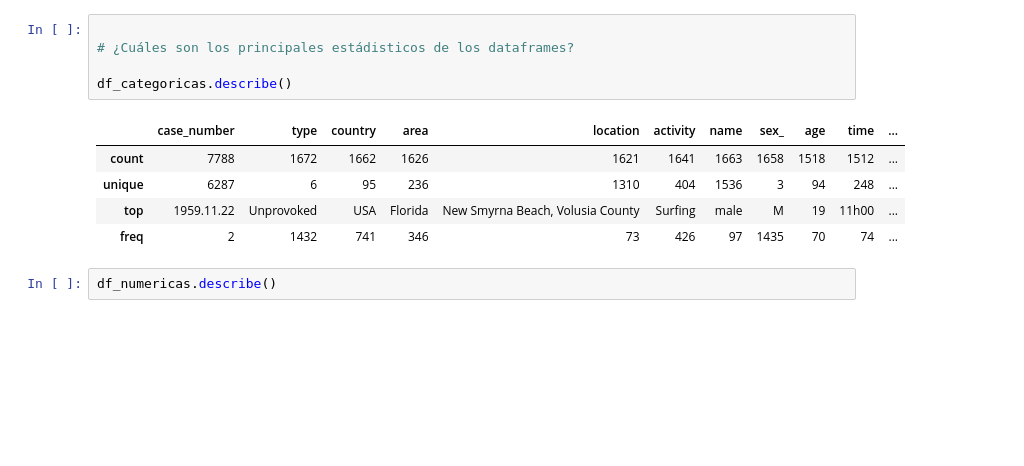
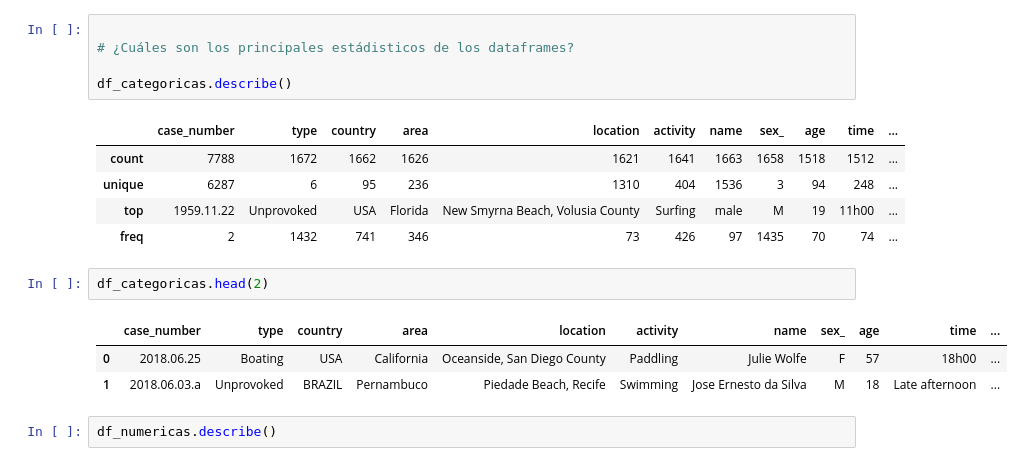
Before and after one commit to Adalab/DA_PromoC_modulo2_sprint2_Mari_y_Mina, a Jupyter notebook: EDA/pair_EDA_1.ipynb, the cells around one changed output. Drawn from its saved outputs; the diff is of its cells as text; blank space fills up the shorter version.

```diff
--- a/EDA/pair_EDA_1.ipynb
+++ b/EDA/pair_EDA_1.ipynb
@@ -100,6 +100,12 @@ df_categoricas.describe()
 | unique | 6287 | 6 | 95 | 236 | 1310 | 404 | 1536 | 3 | 94 | 248 | ... |
 | top | 1959.11.22 | Unprovoked | USA | Florida | New Smyrna Beach, Volusia County | Surfing | male | M | 19 | 11h00 | ... |
 | freq | 2 | 1432 | 741 | 346 | 73 | 426 | 97 | 1435 | 70 | 74 | ... |
+# %%
+df_categoricas.head(2)
+# %% [output]
+|  | case_number | type | country | area | location | activity | name | sex_ | age | time | ... |
+| 0 | 2018.06.25 | Boating | USA | California | Oceanside, San Diego County | Paddling | Julie Wolfe | F | 57 | 18h00 | ... |
+| 1 | 2018.06.03.a | Unprovoked | BRAZIL | Pernambuco | Piedade Beach, Recife | Swimming | Jose Ernesto da Silva | M | 18 | Late afternoon | ... |
 # %%
 df_numericas.describe()
 # %% [output]
```
Also changed, not shown: parts of 17 cells of this notebook.
